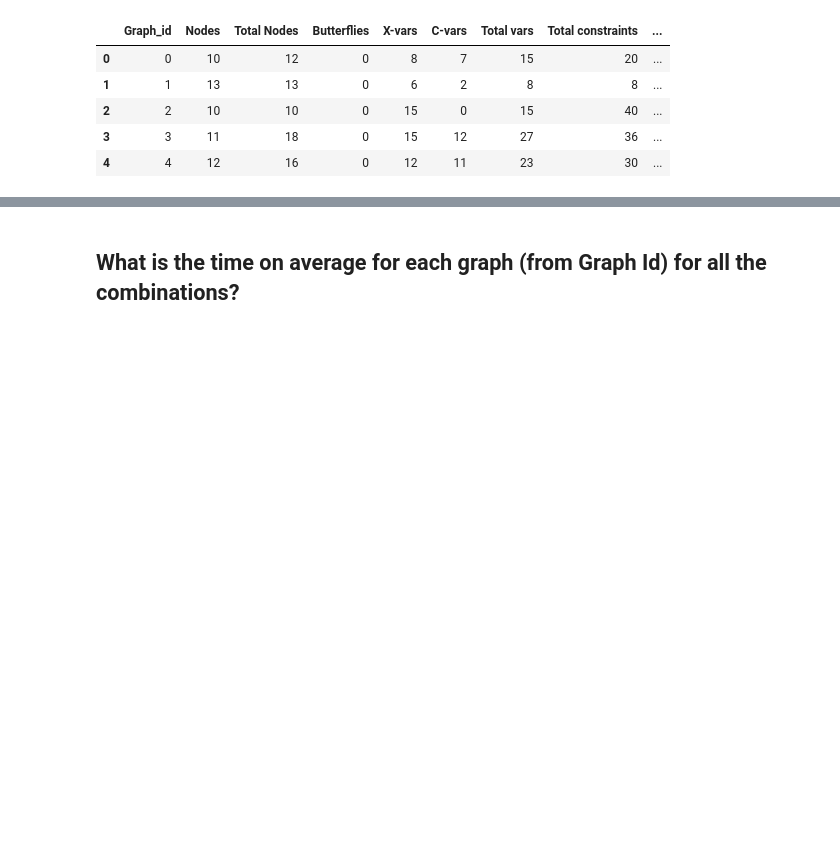
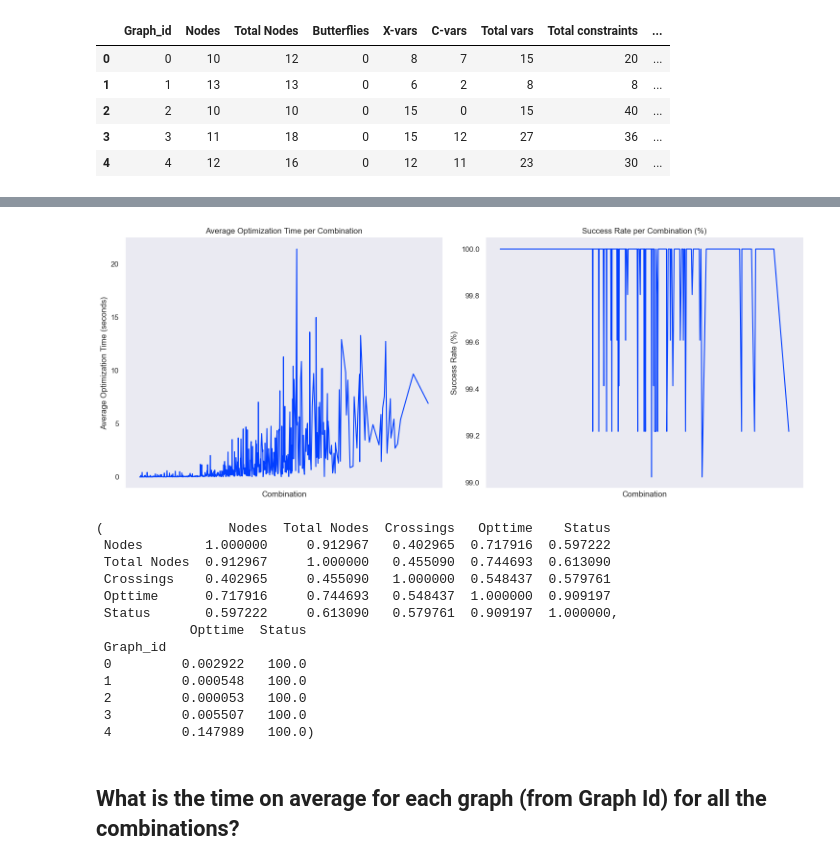
Before and after one commit to singhstack/CS7200-project, a Jupyter notebook: EDA/initial_playground_Arif.ipynb, the cells around one changed output, grey strips where cells are left out. Drawn from its saved outputs; the diff is of its cells as text; code cells hidden in the pictures; blank space fills up the shorter version.

```diff
--- a/EDA/initial_playground_Arif.ipynb
+++ b/EDA/initial_playground_Arif.ipynb
@@ -67,3 +212,48 @@ combined_df.head()
+# %%
+
+# Visualization of combination performance
+# Aggregating data based on combination
+combination_performance = data.groupby('Graph_id').agg({'Opttime': 'mean', 'Status': lambda x: (x == 2).mean() * 100})
+# combination_performance.rename({"Total Nodes": "Opttime"}, axis=1, inplace=True)
+# %%
+# Plotting combination performance
+plt.figure(figsize=(15, 6))
+thresh = 99
+
+plt.subplot(1, 2, 1)
+sns.lineplot(x=combination_performance[combination_performance['Status']>thresh].index, y="Opttime", data=combination_performance[combination_performance['Status']>thresh])
+plt.title('Average Optimization Time per Combination')
+plt.ylabel('Average Optimization Time (seconds)')
+plt.xlabel('Combination')
+plt.xticks([])
+
+
+plt.subplot(1, 2, 2)
+sns.lineplot(x=combination_performance[combination_performance['Status']>thresh].index, y="Status", data=combination_performance[combination_performance['Status']>thresh])
+plt.title('Success Rate per Combination (%)')
+plt.ylabel('Success Rate (%)')
+plt.xlabel('Combination')
+plt.xticks([])
+
+plt.tight_layout()
+plt.show()
+
+correlation_matrix, combination_performance.head()
+# %% [output]
+[figure, added]
+(                Nodes  Total Nodes  Crossings   Opttime    Status
+ Nodes        1.000000     0.912967   0.402965  0.717916  0.597222
+ Total Nodes  0.912967     1.000000   0.455090  0.744693  0.613090
+ Crossings    0.402965     0.455090   1.000000  0.548437  0.579761
+ Opttime      0.717916     0.744693   0.548437  1.000000  0.909197
+ Status       0.597222     0.613090   0.579761  0.909197  1.000000,
+            Opttime  Status
+ Graph_id
+ 0         0.002922   100.0
+ 1         0.000548   100.0
+ 2         0.000053   100.0
+ 3         0.005507   100.0
+ 4         0.147989   100.0)
 # %% [markdown]
 ## What is the time on average for each graph (from Graph Id) for all the combinations?
 # %%
```
Also changed, not shown: parts of 12 cells of this notebook, 5 other files.
